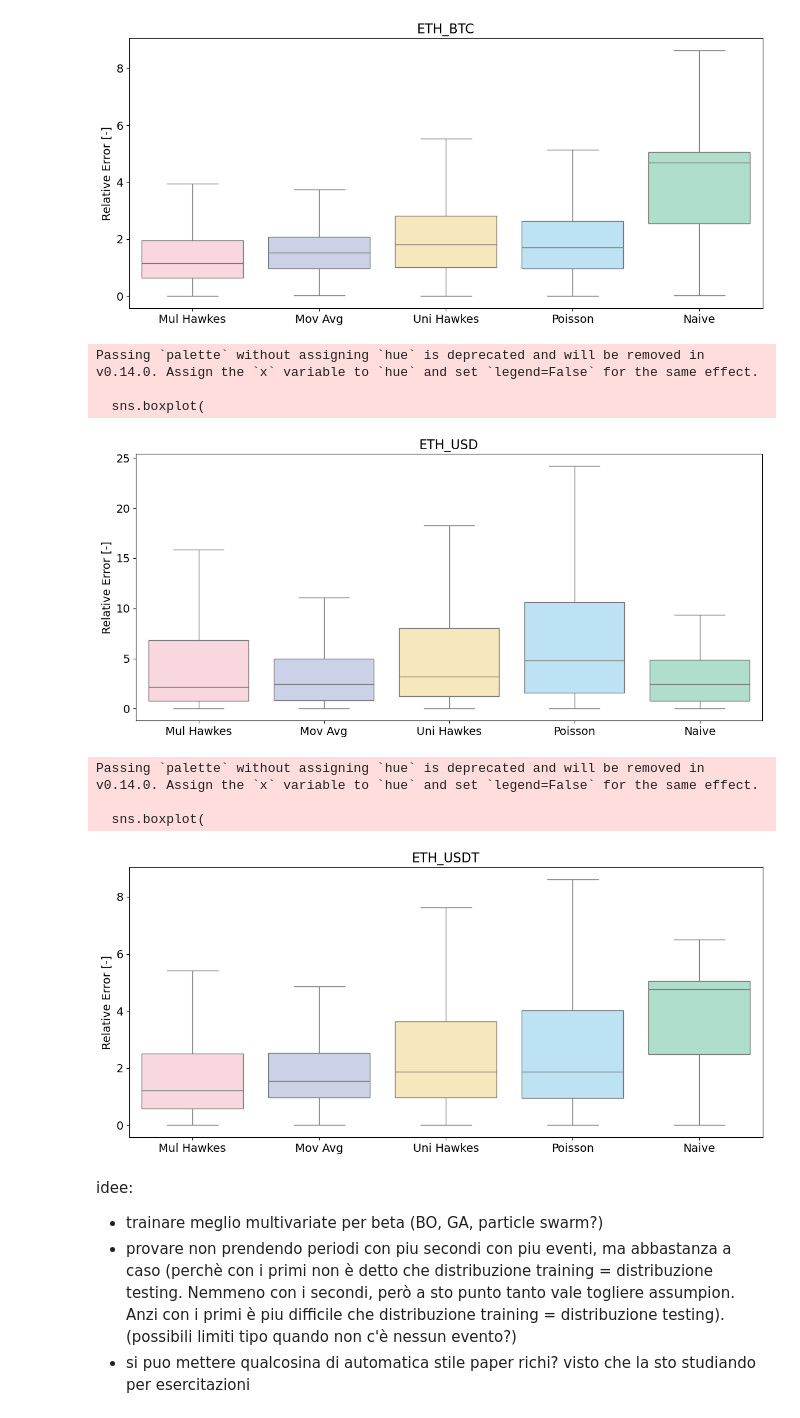
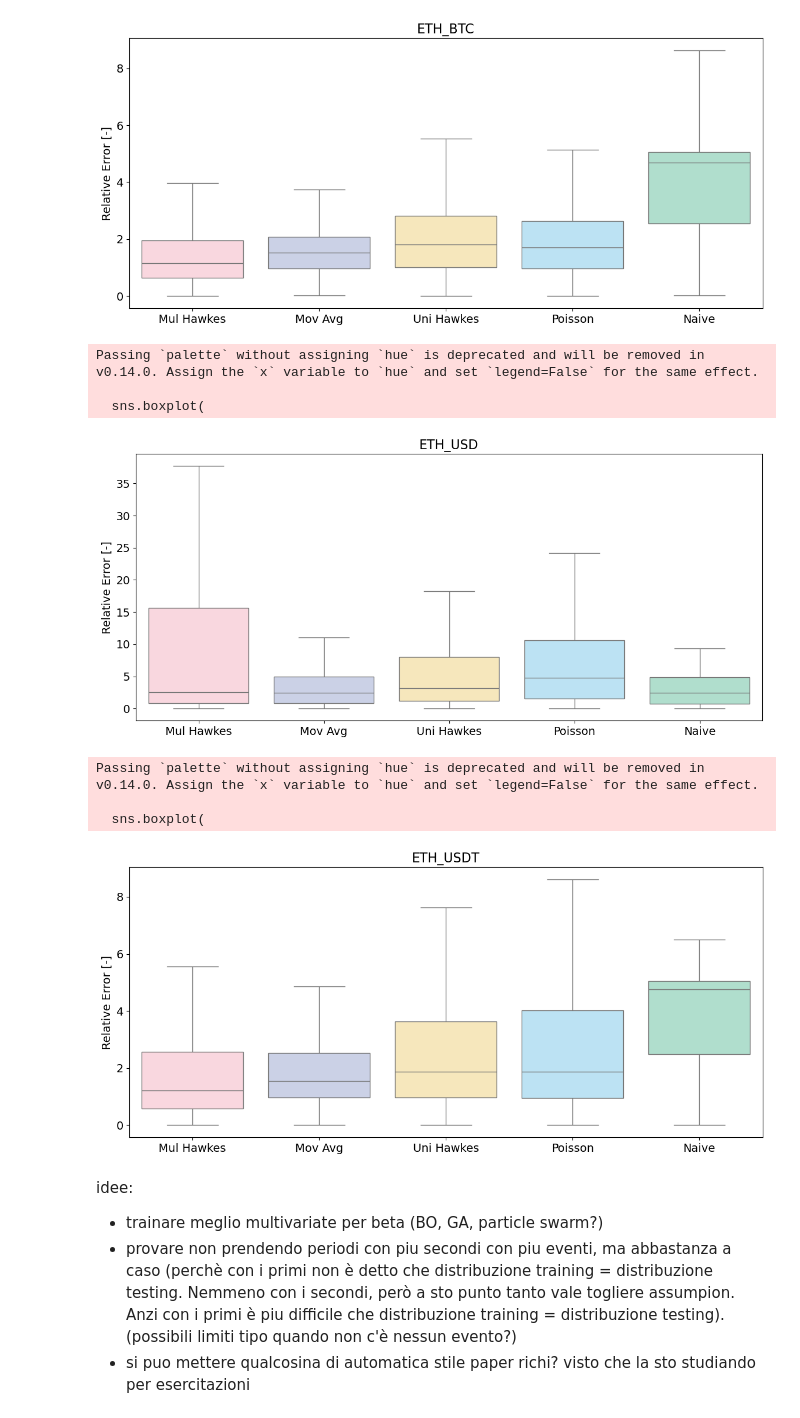
Before and after one commit to daxus4/multivariate_hawkes, a Jupyter notebook: notebook/n20241124_check_accuracy.ipynb, the cells around one changed output. Drawn from its saved outputs; the diff is of its cells as text; code cells hidden in the pictures.

```diff
--- a/notebook/n20241124_check_accuracy.ipynb
+++ b/notebook/n20241124_check_accuracy.ipynb
@@ -123,10 +180,10 @@ for pair in df["pair"].unique():
     df_pair = df[df["pair"] == pair].copy()
 
     best_method_params_for_each_method = (
-        df_pair[["method", "error_relative_truncated", "method_param"]]
+        df_pair[["method", "error_relative", "method_param"]]
         .groupby(["method", "method_param"])
         .median()
-        .sort_values("error_relative_truncated")
+        .sort_values("error_relative")
         .reset_index()
         .drop_duplicates("method", keep="first")
     )
@@ -160,7 +217,7 @@ for pair in df["pair"].unique():
     plt.figure(figsize=(14, 6))
     sns.boxplot(
         x="method",
-        y="error_relative_truncated",
+        y="error_relative",
         data=df_pair,
         showfliers=False,
         palette=palette,
@@ -189,15 +246,15 @@ Passing `palette` without assigning `hue` is deprecated and will be removed in v
 Passing `palette` without assigning `hue` is deprecated and will be removed in v0.14.0. Assign the `x` variable to `hue` and set `legend=False` for the same effect.
 
   sns.boxplot(
 [figure]
 Passing `palette` without assigning `hue` is deprecated and will be removed in v0.14.0. Assign the `x` variable to `hue` and set `legend=False` for the same effect.
 
   sns.boxplot(
-[figure, old version]
+[figure, new version]
 Passing `palette` without assigning `hue` is deprecated and will be removed in v0.14.0. Assign the `x` variable to `hue` and set `legend=False` for the same effect.
 
   sns.boxplot(
-[figure, old version]
+[figure, new version]
 # %%
 unique_counts = (
     df.groupby(["pair", "method"])["param"].nunique().reset_index(name="num_params")
```
Also changed, not shown: parts of 6 cells of this notebook, 34 other files.
